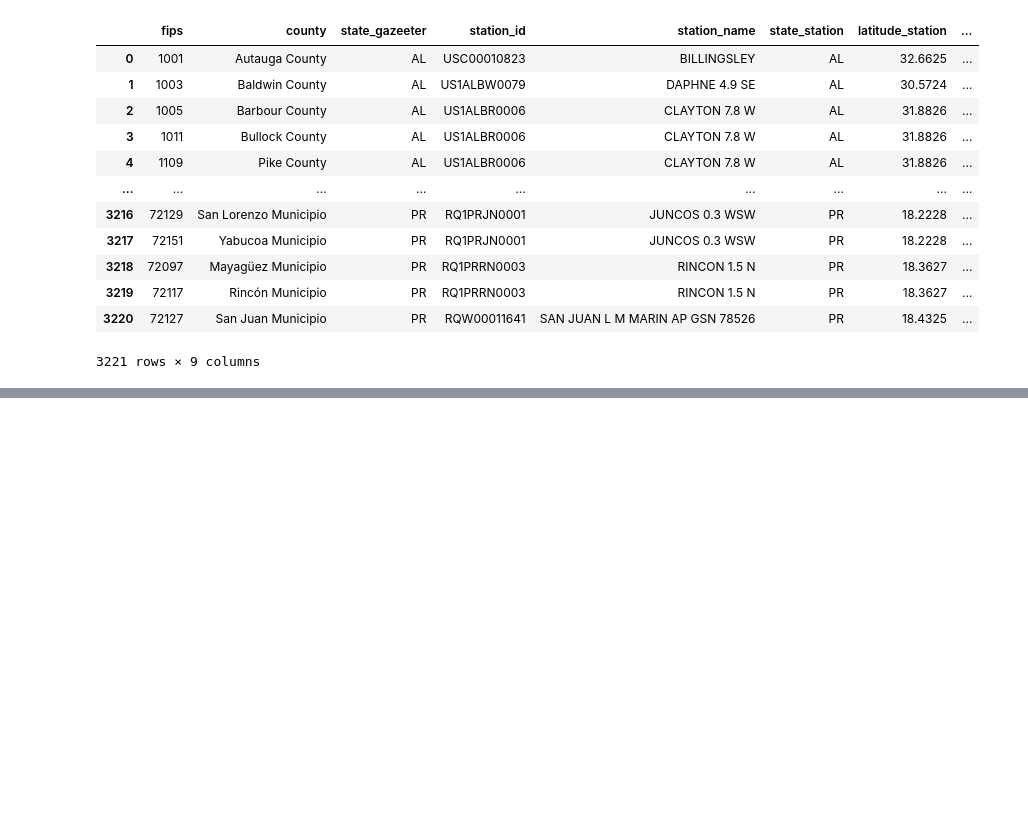
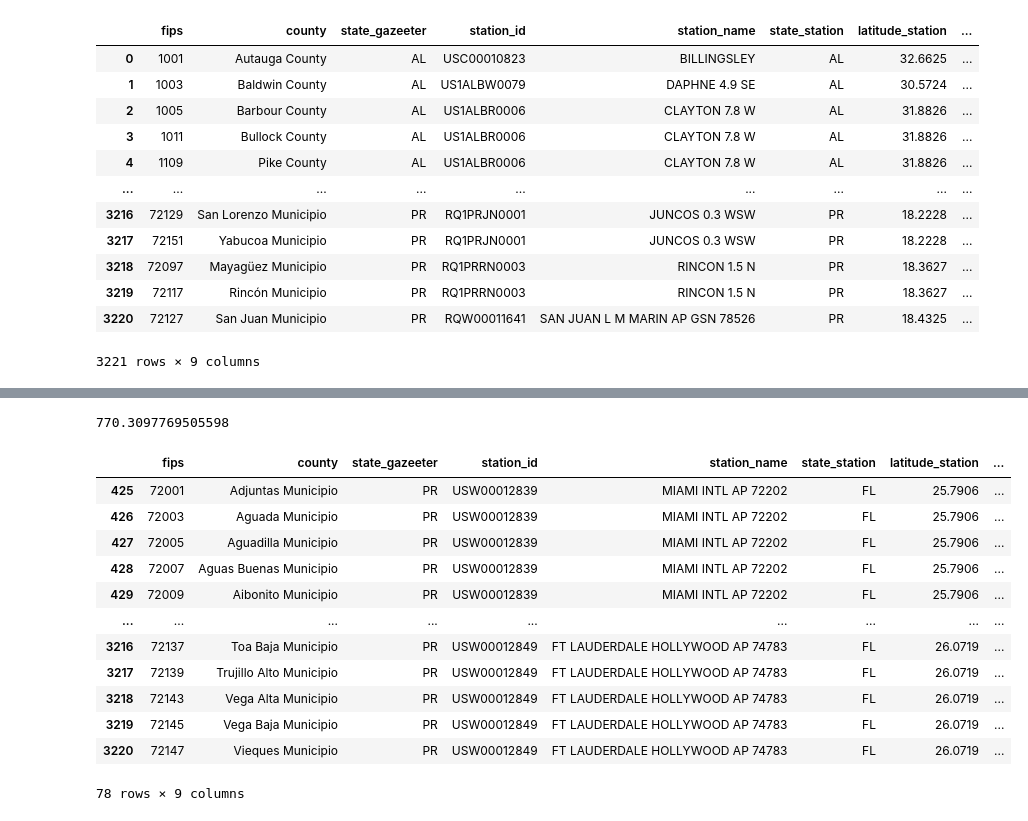
Before and after one commit to severine-baudry/capstone_data_engineer, a Jupyter notebook: US_weather_explore_measurements.ipynb, the cells around one changed output, grey strips where cells are left out. Saved outputs shown, nothing was run; the diff lists cells and outputs as text; code cells hidden in the pictures; blank space fills up the shorter version.

```diff
--- a/US_weather_explore_measurements.ipynb
+++ b/US_weather_explore_measurements.ipynb
@@ -831,0 +891,19 @@ closest_stations_allinfo["PRCP"]
+# %%
+a =dfmi_closest_stations.xs("SNOW")
+print( a[a["state_gazeeter"] == "PR"]["distance"].min() )
+a[a["state_gazeeter"] == "PR"]
+# %% [output]
+770.3097769505598
+|  | fips | county | state_gazeeter | station_id | station_name | state_station | latitude_station | ... |
+| 425 | 72001 | Adjuntas Municipio | PR | USW00012839 | MIAMI INTL AP 72202 | FL | 25.7906 | ... |
+| 426 | 72003 | Aguada Municipio | PR | USW00012839 | MIAMI INTL AP 72202 | FL | 25.7906 | ... |
+| 427 | 72005 | Aguadilla Municipio | PR | USW00012839 | MIAMI INTL AP 72202 | FL | 25.7906 | ... |
+| 428 | 72007 | Aguas Buenas Municipio | PR | USW00012839 | MIAMI INTL AP 72202 | FL | 25.7906 | ... |
+| 429 | 72009 | Aibonito Municipio | PR | USW00012839 | MIAMI INTL AP 72202 | FL | 25.7906 | ... |
+| ... | ... | ... | ... | ... | ... | ... | ... | ... |
+| 3216 | 72137 | Toa Baja Municipio | PR | USW00012849 | FT LAUDERDALE HOLLYWOOD AP 74783 | FL | 26.0719 | ... |
+| 3217 | 72139 | Trujillo Alto Municipio | PR | USW00012849 | FT LAUDERDALE HOLLYWOOD AP 74783 | FL | 26.0719 | ... |
+| 3218 | 72143 | Vega Alta Municipio | PR | USW00012849 | FT LAUDERDALE HOLLYWOOD AP 74783 | FL | 26.0719 | ... |
+| 3219 | 72145 | Vega Baja Municipio | PR | USW00012849 | FT LAUDERDALE HOLLYWOOD AP 74783 | FL | 26.0719 | ... |
+| 3220 | 72147 | Vieques Municipio | PR | USW00012849 | FT LAUDERDALE HOLLYWOOD AP 74783 | FL | 26.0719 | ... |
+78 rows × 9 columns
```
Also changed, not shown: parts of 10 cells of this notebook.
